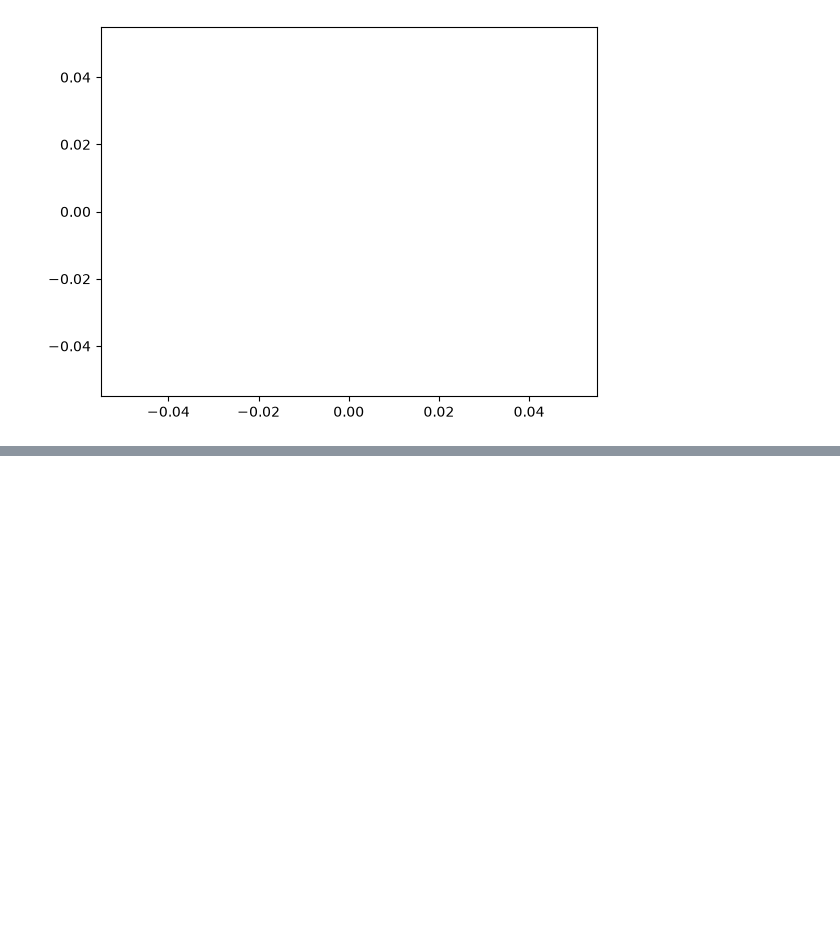
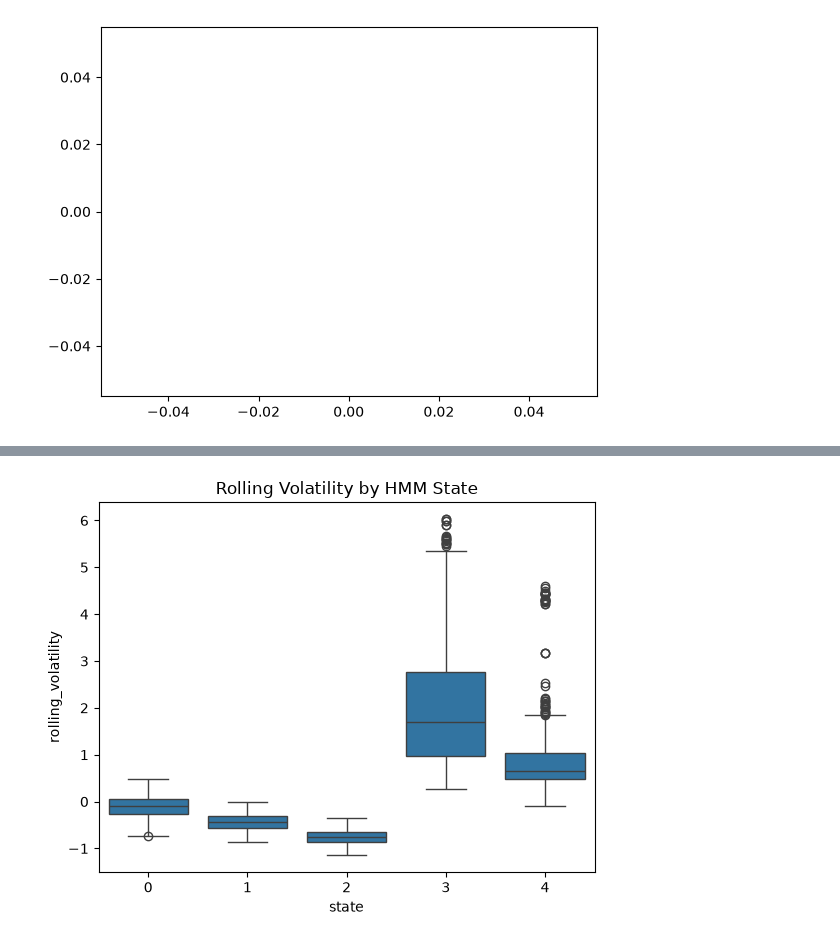
Before and after one commit to Akshat-1234/Market-Regime-Analyzer, a Jupyter notebook: model.ipynb, the cells around one changed output, grey strips where cells are left out. Drawn from its saved outputs; the diff is of its cells as text; code cells hidden in the pictures; blank space fills up the shorter version.

```diff
--- a/model.ipynb
+++ b/model.ipynb
@@ -137,0 +180,9 @@ state
+# %%
+import seaborn as sns
+import matplotlib.pyplot as plt
+
+sns.boxplot(data=state_analysis, x="state", y="rolling_volatility")
+plt.title("Rolling Volatility by HMM State")
+plt.show()
+# %% [output]
+[figure, added]
```
Also changed, not shown: parts of 18 cells of this notebook, 2 other files.
